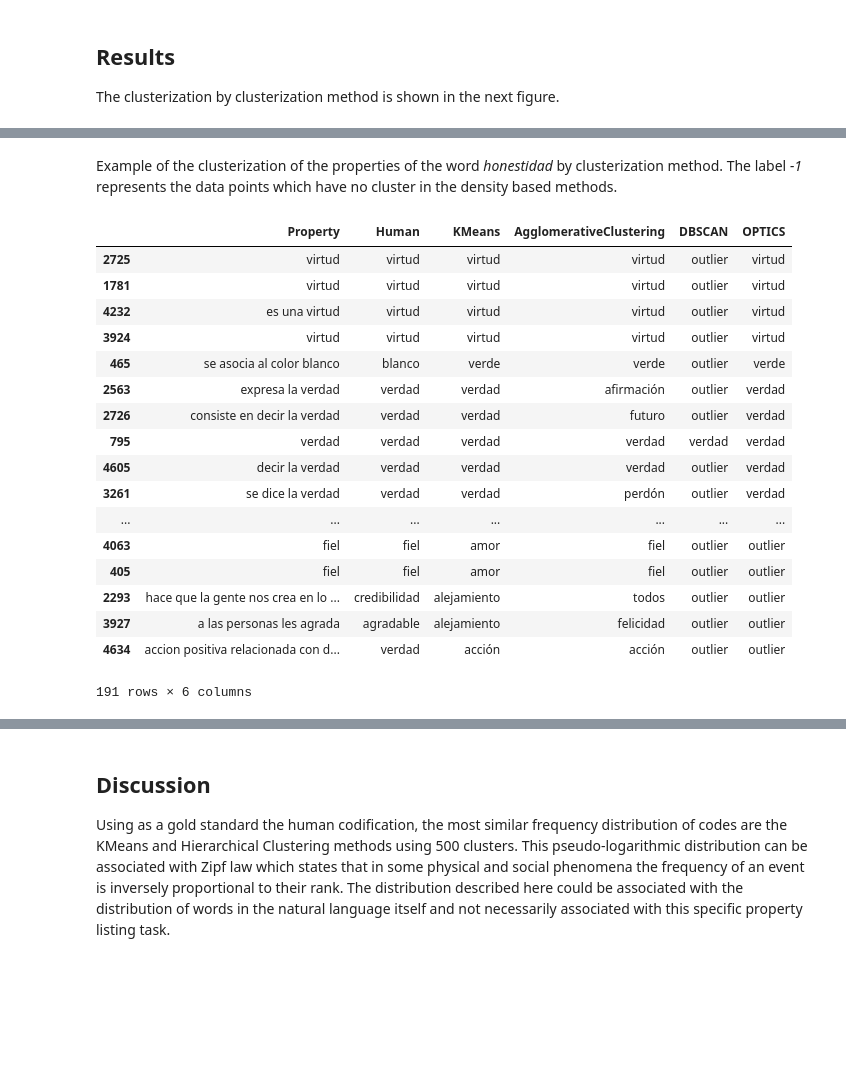
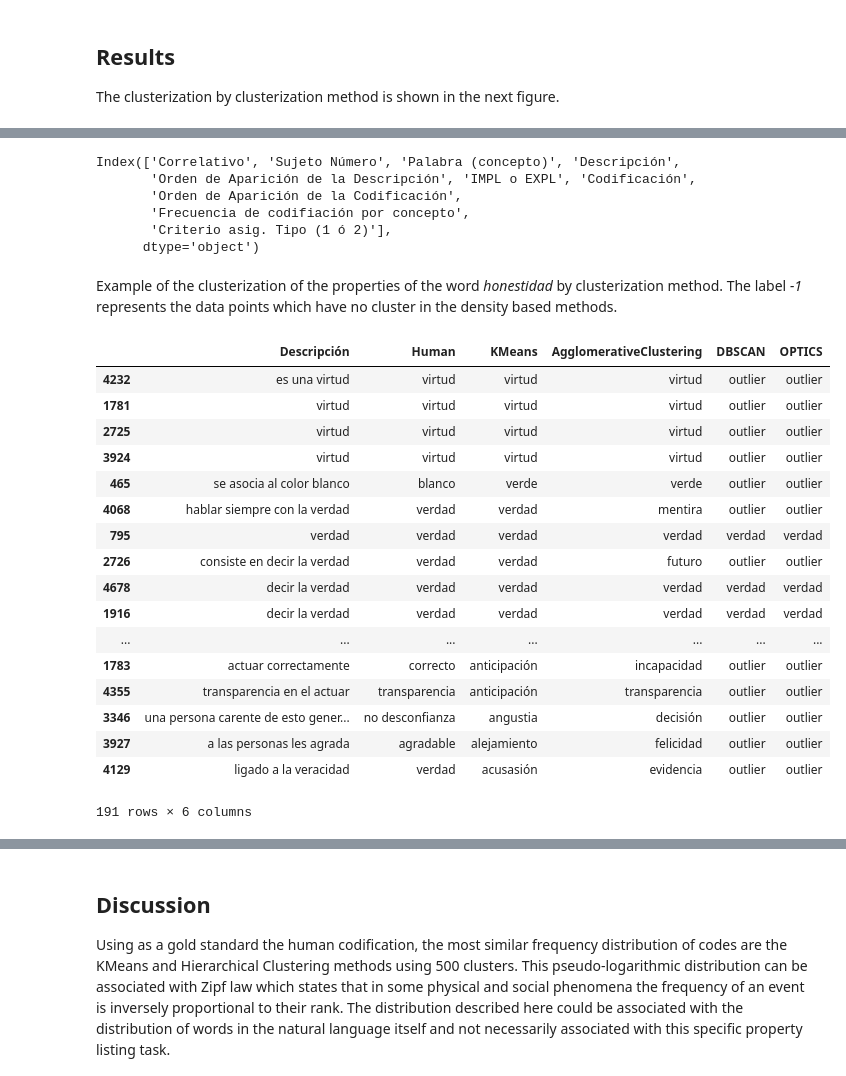
Before and after one commit to fvillena/psychology_nlp, a Jupyter notebook: notebooks/1-fv-initial-unsupervised-exploration.ipynb, the cells around one changed output, grey strips where cells are left out. Cells and saved outputs as stored; diff of their text form; code cells hidden in the pictures; blank space fills up the shorter version.

```diff
--- a/notebooks/1-fv-initial-unsupervised-exploration.ipynb
+++ b/notebooks/1-fv-initial-unsupervised-exploration.ipynb
@@ -203,7 +192,7 @@ hier_counts = np.concatenate([
 hier_counts.sort(axis=0)
 # %%
 debescan = sklearn.cluster.DBSCAN(eps=0.1, min_samples=5)
-debescan.fit(tisni.embedding_)
+debescan.fit(data_matrix_without_nan[:,:300])
 # %% [output]
 DBSCAN(algorithm='auto', eps=0.1, leaf_size=30, metric='euclidean',
        metric_params=None, min_samples=5, n_jobs=None, p=None)
@@ -221,7 +210,7 @@ optic = sklearn.cluster.OPTICS(
     metric='minkowski',
     n_jobs=-1
 )
-optic.fit(tisni.embedding_)
+optic.fit(data_matrix_without_nan[:,:300])
 # %% [output]
 OPTICS(algorithm='auto', cluster_method='xi', eps=None, leaf_size=30,
        max_eps=inf, metric='minkowski', metric_params=None,
@@ -355,20 +344,30 @@ all_codes = np.concatenate([data_matrix_without_nan[:,300:],
                 np.reshape(hier.labels_, (-1, 1)),
                 np.reshape(debescan.labels_, (-1, 1)),
                 np.reshape(optic.labels_, (-1, 1)),
-               ],axis=1).astype(int)
+               ],axis=1)
 # %%
 from collections import Counter
 
 def most_frequent(List):
     occurence_count = Counter(List)
     return occurence_count.most_common(1)[0][0]
+# %%
+data.columns
+# %% [output]
+Index(['Correlativo', 'Sujeto Número', 'Palabra (concepto)', 'Descripción',
+       'Orden de Aparición de la Descripción', 'IMPL o EXPL', 'Codificación',
+       'Orden de Aparición de la Codificación',
+       'Frecuencia de codifiación por concepto',
+       'Criterio asig. Tipo (1 ó 2)'],
+      dtype='object')
 # %%
 codes_comparison = pd.DataFrame(
-    all_codes,columns=['Human','Property','Concept','KMeans','AgglomerativeClustering','DBSCAN','OPTICS']
+    all_codes,columns=['Correlativo', 'Sujeto Número', 'Palabra (concepto)', 'Descripción',
+       'Orden de Aparición de la Descripción', 'IMPL o EXPL', 'Human',
+       'Orden de Aparición de la Codificación',
+       'Frecuencia de codifiación por concepto',
+       'Criterio asig. Tipo (1 ó 2)','KMeans','AgglomerativeClustering','DBSCAN','OPTICS']
 )
-codes_comparison['Human'] = label_encoder.inverse_transform(codes_comparison.Human)
-codes_comparison['Property'] = label_encoder_description.inverse_transform(codes_comparison.Property)
-codes_comparison['Concept'] = label_encoder_concepts.inverse_transform(codes_comparison.Concept)
 
 KMeans_dict = codes_comparison[['Human','KMeans']].groupby(by='KMeans')['Human'].apply(list).to_dict()
 KMeans_categories = {}
@@ -408,29 +407,29 @@ Example of the clusterization of the properties of the word _honestidad_ by clus
 # %%
 codes_comparison.sort_values(
     by=['KMeans'], ascending=False
 )[
-    codes_comparison.Concept == 'honestidad'
+    codes_comparison['Palabra (concepto)'] == 'honestidad'
 ][
-    ['Property','Human', 'KMeans', 'AgglomerativeClustering', 'DBSCAN', 'OPTICS']
+    ['Descripción','Human', 'KMeans', 'AgglomerativeClustering', 'DBSCAN', 'OPTICS']
 ]
 # %% [output]
-|  | Property | Human | KMeans | AgglomerativeClustering | DBSCAN | OPTICS |
-| 2725 | virtud | virtud | virtud | virtud | outlier | virtud |
-| 1781 | virtud | virtud | virtud | virtud | outlier | virtud |
-| 4232 | es una virtud | virtud | virtud | virtud | outlier | virtud |
-| 3924 | virtud | virtud | virtud | virtud | outlier | virtud |
-| 465 | se asocia al color blanco | blanco | verde | verde | outlier | verde |
-| 2563 | expresa la verdad | verdad | verdad | afirmación | outlier | verdad |
-| 2726 | consiste en decir la verdad | verdad | verdad | futuro | outlier | verdad |
+|  | Descripción | Human | KMeans | AgglomerativeClustering | DBSCAN | OPTICS |
+| 4232 | es una virtud | virtud | virtud | virtud | outlier | outlier |
+| 1781 | virtud | virtud | virtud | virtud | outlier | outlier |
+| 2725 | virtud | virtud | virtud | virtud | outlier | outlier |
+| 3924 | virtud | virtud | virtud | virtud | outlier | outlier |
+| 465 | se asocia al color blanco | blanco | verde | verde | outlier | outlier |
+| 4068 | hablar siempre con la verdad | verdad | verdad | mentira | outlier | outlier |
 | 795 | verdad | verdad | verdad | verdad | verdad | verdad |
-| 4605 | decir la verdad | verdad | verdad | verdad | outlier | verdad |
-| 3261 | se dice la verdad | verdad | verdad | perdón | outlier | verdad |
+| 2726 | consiste en decir la verdad | verdad | verdad | futuro | outlier | outlier |
+| 4678 | decir la verdad | verdad | verdad | verdad | verdad | verdad |
+| 1916 | decir la verdad | verdad | verdad | verdad | verdad | verdad |
 | ... | ... | ... | ... | ... | ... | ... |
-| 4063 | fiel | fiel | amor | fiel | outlier | outlier |
-| 405 | fiel | fiel | amor | fiel | outlier | outlier |
-| 2293 | hace que la gente nos crea en lo ... | credibilidad | alejamiento | todos | outlier | outlier |
+| 1783 | actuar correctamente | correcto | anticipación | incapacidad | outlier | outlier |
+| 4355 | transparencia en el actuar | transparencia | anticipación | transparencia | outlier | outlier |
+| 3346 | una persona carente de esto gener... | no desconfianza | angustia | decisión | outlier | outlier |
 | 3927 | a las personas les agrada | agradable | alejamiento | felicidad | outlier | outlier |
-| 4634 | accion positiva relacionada con d... | verdad | acción | acción | outlier | outlier |
+| 4129 | ligado a la veracidad | verdad | acusasión | evidencia | outlier | outlier |
 191 rows × 6 columns
 # %%
 codes_comparison.sort_values(
```
Also changed, not shown: parts of 16 cells of this notebook.
